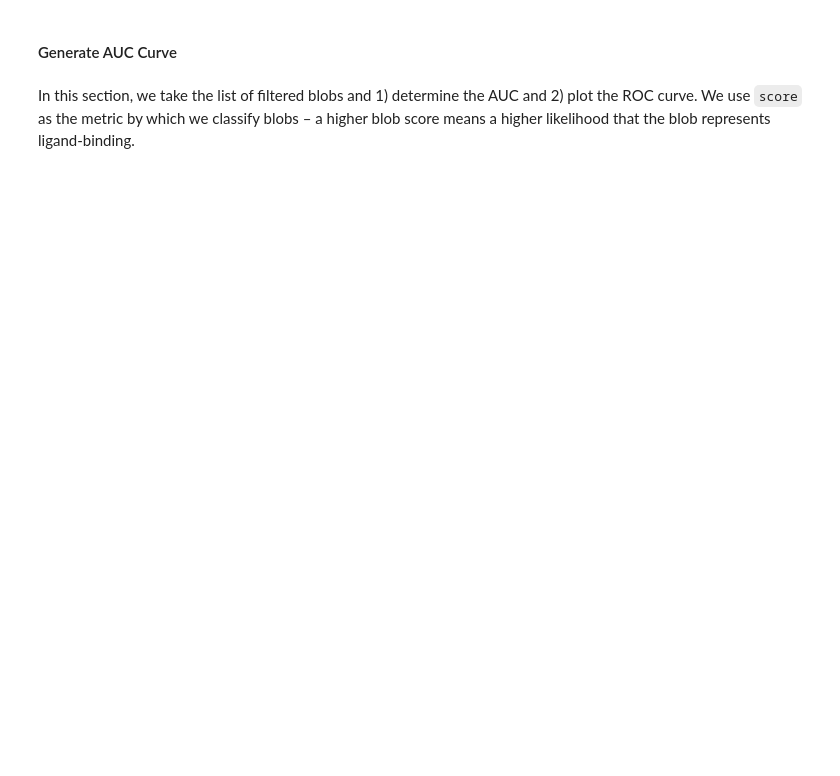
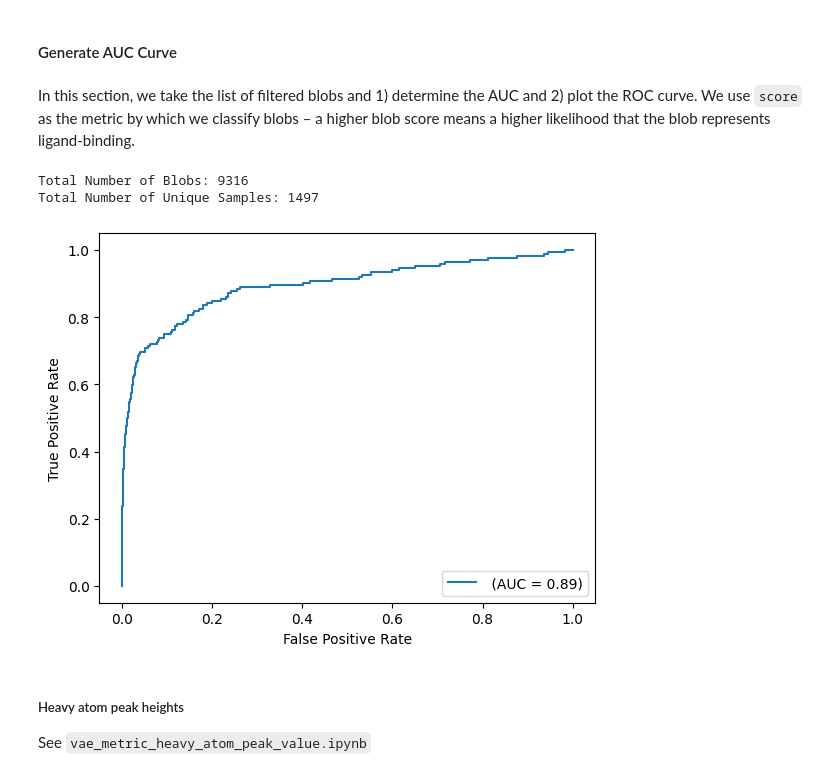
Before and after one commit to Hekstra-Lab/valdo, a Jupyter notebook: notebooks/pipeline.ipynb, the cells around one changed output. Saved outputs shown, nothing was run; the diff lists cells and outputs as text; code cells hidden in the pictures; blank space fills up the shorter version.

```diff
--- a/notebooks/pipeline.ipynb
+++ b/notebooks/pipeline.ipynb
@@ -146,6 +373,15 @@ scaler = valdo.Scaler(reference_mtz=file_list[0])
 # %%
+%%time
 # Scales all datasets to the previously provided reference, writes a `metrics.pkl`
-
-metrics = scaler.batch_scaling(mtz_path_list=file_list,
-                               outputmtz_path=scaled_path,
-                               verbose=False)
+# Returns some metrics on the quality of the dataset.
+if ncpu > 1:
+    scaler = valdo.Scaler_pool(reference_mtz=file_list[0],columns=[amplitude_col, error_col],verbose=False, n_iter=5,ncpu=ncpu)
+    metrics = scaler.batch_scaling(mtz_path_list=file_list,
+                                   outputmtz_path=scaled_path,
+                                   prefix=run_prefix)
+else:
+    scaler = valdo.Scaler(reference_mtz=file_list[0])
+    metrics = scaler.batch_scaling(mtz_path_list=file_list,
+                                   outputmtz_path=scaled_path,
+                                   prefix=run_prefix,
+                                   verbose=False)
@@ -806,7 +1430,7 @@ blob_df.to_pickle('../../pipeline/vae/blobs/blob_stats_tagged.pkl')
 # %% [markdown]
 Filter Blobs (Remove Cys215, High R Factor, Duplicates, and more)
 # %%
-blob_df = pd.read_pickle('../../pipeline/vae/blobs/blob_stats_tagged.pkl')
+blob_df = pd.read_pickle(blob_path + run_prefix +'blob_stats_tagged.pkl')
 # %%
 # Remove all samples where Helen Ginn does not include a bound state model
 # In this case, there are no blobs.
@@ -839,4 +1475,8 @@ def plot_roc_blob_stats(path, name=''):
 
     plt.savefig(os.path.dirname(path) + '/roc_curve.pdf')
 # %%
-plot_roc_blob_stats('../../pipeline/vae/blobs/filtered_blob_stats_tagged.pkl')
+plot_roc_blob_stats(blob_path + run_prefix + 'filtered_blob_stats_tagged.pkl')
+# %% [output]
+Total Number of Blobs: 9316
+Total Number of Unique Samples: 1497
+[figure, added]
@@ -844,0 +1483,3 @@ blob_df = pd.read_pickle('../../pipeline/vae/blobs/filtered_blob_stats_tagged.pk
+# %% [markdown]
+##### Heavy atom peak heights
+See `vae_metric_heavy_atom_peak_value.ipynb`
```
Also changed, not shown: parts of 106 cells of this notebook, 12 other files.
